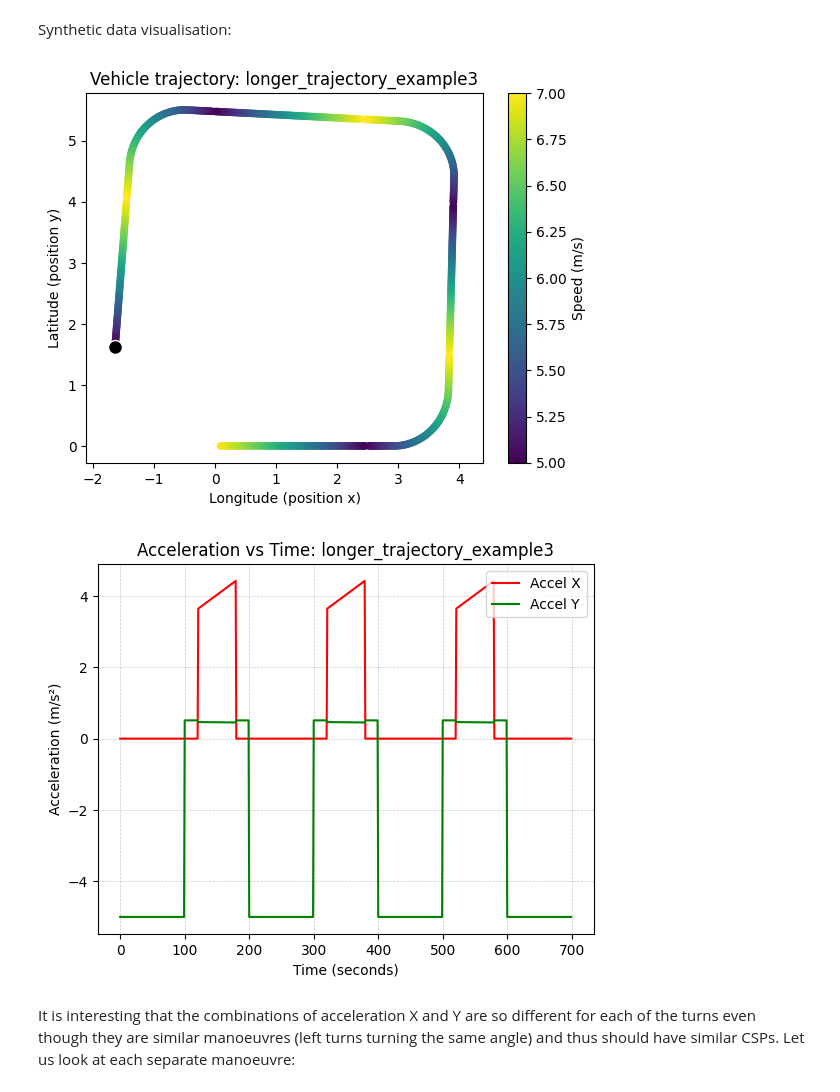
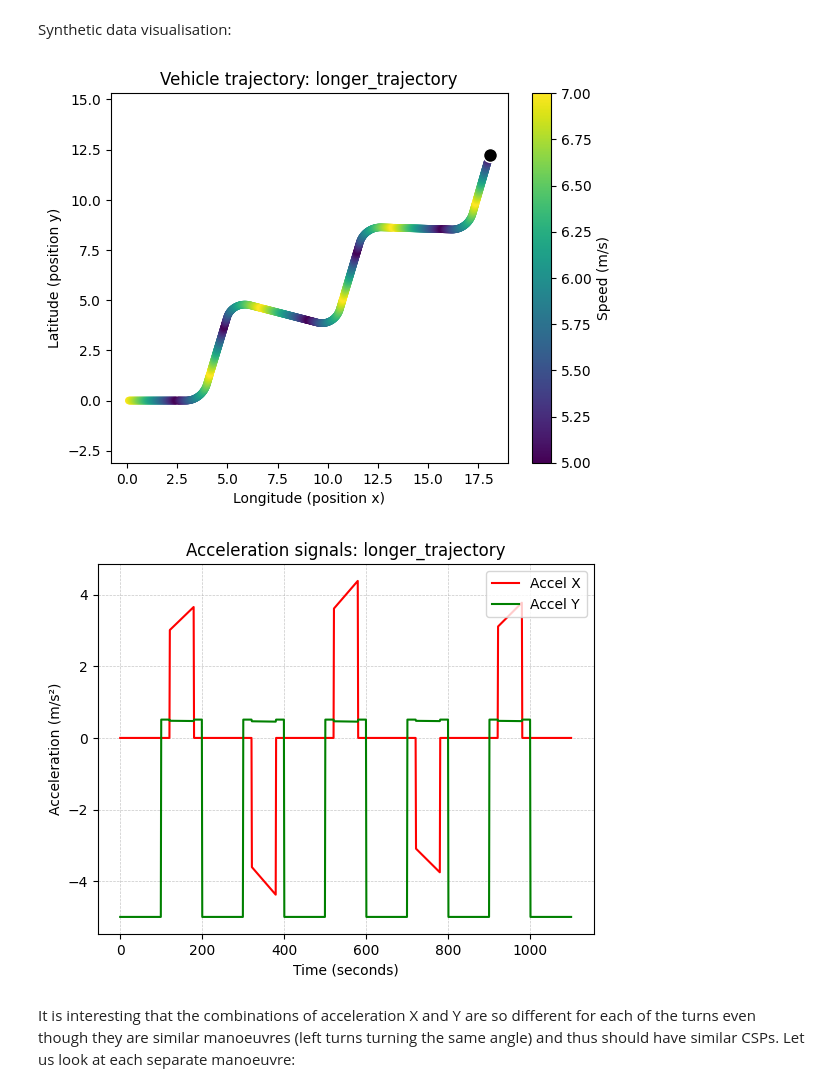
Before and after one commit to beatrizcabdan/DiverSFC, a Jupyter notebook: 250320_synthetic_longer_trajectory.ipynb, the cells around one changed output. Cells and saved outputs as stored; diff of their text form; code cells hidden in the pictures.

```diff
--- a/250320_synthetic_longer_trajectory.ipynb
+++ b/250320_synthetic_longer_trajectory.ipynb
@@ -162,48 +164,40 @@ for i in range(num_turns):
 # %% [markdown]
 Synthetic data visualisation:
 # %%
-file_path = "results/synthetic_trajectories/longer_trajectory_example3.csv"
+file_path = "results/synthetic_trajectories/longer_trajectory.csv"
 file_basename = os.path.splitext(os.path.basename(file_path))[0]
 data = pd.read_csv(file_path, sep=';')
 data['timestamp'] = data['sampleTimeStamp.seconds'] * 1_000_000 + data['sampleTimeStamp.microseconds']
 
 # ===============================
 # Plot 1: Vehicle Position Colored by Speed
 # ===============================
 plt.figure()
 plt.scatter(data['x'], data['y'], c=data['speed'], cmap='viridis', s=20, vmin=5, vmax=7)
 plt.colorbar(label="Speed (m/s)")
 plt.scatter(data.iloc[-1]['x'], data.iloc[-1]['y'], s=100, color="black", edgecolors="white")
 plt.xlabel("Longitude (position x)")
 plt.ylabel("Latitude (position y)")
 plt.title(f"Vehicle trajectory: {file_basename}")
 plt.axis('equal')
 plt.show()
 plt.close()
 
 # ===============================
 # Plot 2: Raw Acceleration vs Time (No Smoothing)
 # ===============================
-min_accel_x = -3
-min_accel_y = -3
-max_accel_x = 3
-max_accel_y = 3
-
-accel_x = data["accel_x"]
-accel_y = data["accel_y"]
-
-plt.plot(accel_x, label="Accel X", color='red', linewidth=1.5)
-plt.plot(accel_y, label="Accel Y", color='green', linewidth=1.5)
+plt.plot(data["accel_x"], label="Accel X", color='red', linewidth=1.5)
+plt.plot(data["accel_y"], label="Accel Y", color='green', linewidth=1.5)
 plt.xlabel("Time (seconds)")
 plt.ylabel("Acceleration (m/s²)")
-plt.title(f"Acceleration vs Time: {file_basename}")
+plt.title(f"Acceleration signals: {file_basename}")
 plt.grid(True, linestyle='--', linewidth=0.5, alpha=0.7)
 plt.legend(loc="upper right")
 plt.show()
 plt.close()
 # %% [output]
-[figure, old version]
+[figure, new version]
-[figure, old version]
+[figure, new version]
 # %% [markdown]
 It is interesting that the combinations of acceleration X and Y are so different for each of the turns even though they are similar manoeuvres (left turns turning the same angle) and thus should have similar CSPs. Let us look at each separate manoeuvre:
 # %%
```
Also changed, not shown: parts of 2 cells of this notebook, 1 other file.
